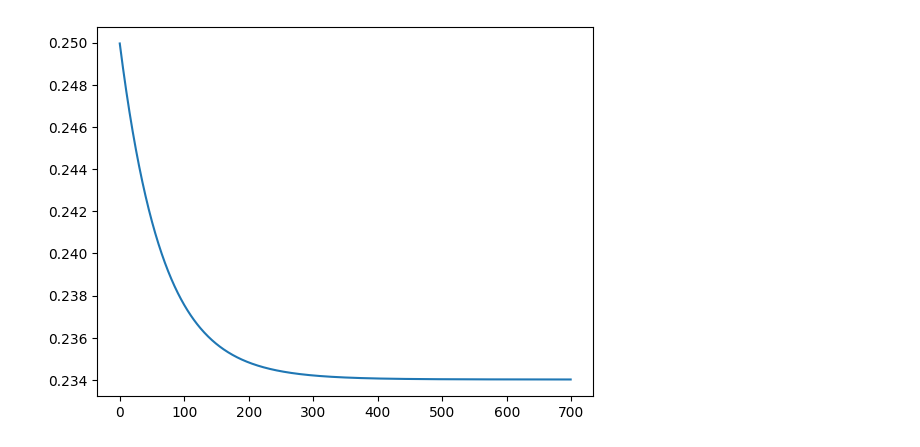
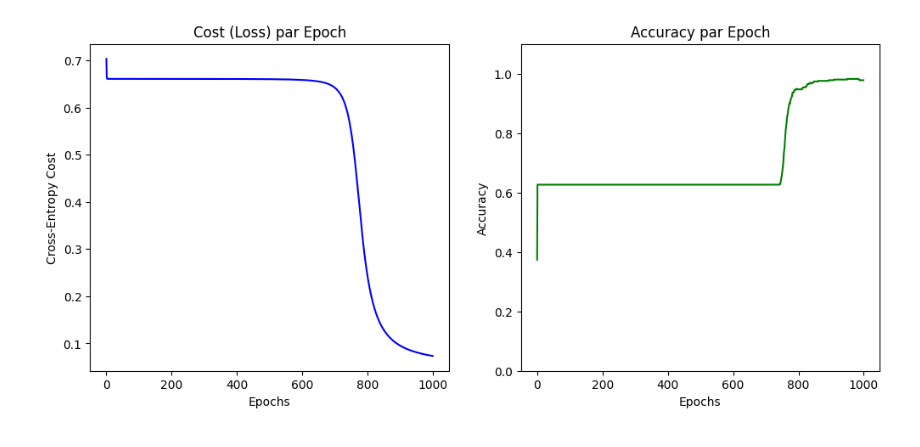
Before and after one commit to Machoub/multilayer_perceptron, a Jupyter notebook: mlp_train.ipynb, the cells around one changed output. Cells and saved outputs as stored; diff of their text form; code cells hidden in the pictures.

```diff
--- a/mlp_train.ipynb
+++ b/mlp_train.ipynb
@@ -43,15 +51,16 @@ def sigmoid(z, derivative=False):
         return z * (1 - z)
     return 1 / (1 + np.exp(-z))
 # %%
-def softmax(z):
-    exp_z = np.exp(z - np.max(z, axis=0, keepdims=True))
-    return exp_z / np.sum(exp_z, axis=0, keepdims=True)
+def softmax(Z):
+
+    e_Z = np.exp(Z - np.max(Z, axis=0, keepdims=True))
+    return e_Z / np.sum(e_Z, axis=0, keepdims=True)
 # %%
 def network_archi(X, y):
     n_input = X.shape[0]
     n_output = y.shape[0]
-    n_hidden1 = math.ceil((n_input + n_output) / 2)
-    n_hidden2 = math.ceil((n_input + n_output) / 4)
+    n_hidden1 = 24
+    n_hidden2 = 24
     return n_input, n_hidden1, n_hidden2, n_output
 
 print(network_archi(X, y))
@@ -104,7 +113,7 @@ def forward_propagation(X, parameters):
     Z2 = np.dot(W2, A1) + b2
     A2 = sigmoid(Z2) #1 / (1 + np.exp(-z2))
     Z3 = np.dot(W3, A2) + b3
-    A3 = sigmoid(Z3) #1 / (1 + np.exp(-z3))
+    A3 = softmax(Z3) #1 / (1 + np.exp(-z3))
 
     cache = {'Z1': Z1, 'A1': A1,
              'Z2': Z2, 'A2': A2,
@@ -179,21 +204,43 @@ def mlp(X, y, epochs=100):
   input, n_h1, n_h2, output = network_archi(X, y)
   params = define_model(X, y)
   cost_history = []
+  accuracy_history = []
 
   for i in range(epochs):
     #forward
     cache, shapes = forward_propagation(X, params)
     #error
-    cost = compute_error(cache['A3'], y)
+    cost = compute_cost(cache['A3'], y)
+    acc = compute_accuracy(cache['A3'], y)
     cost_history.append(cost)
+    accuracy_history.append(acc)
+    if acc > 0.99:
+      print(f"Objectif atteint à l'époque {i} ! Arrêt anticipé.")
+      break
     #backward
     derivatives = backward_propagation(X, y, params, cache)
     #update
-    params = update_parameters(params, derivatives, 0.01)
+    params = update_parameters(params, derivatives, 0.2)
+    if i % 5 == 0:
+        print(f"Epoch {i}: Cost = {cost:.4f} | Accuracy = {acc:.2%}")
 
-  return params, cost_history
+  return params, cost_history, accuracy_history
 # %%
-model, cost = mlp(X, y, 700)
-plt.plot(cost)
+model, cost, acc = mlp(X, y, 1000)
+fig, (ax1, ax2) = plt.subplots(1, 2, figsize=(12, 5))
+
+# Graphique 1 : La Loss (Doit descendre)
+ax1.plot(cost, color='blue')
+ax1.set_title('Cost (Loss) par Epoch')
+ax1.set_xlabel('Epochs')
+ax1.set_ylabel('Cross-Entropy Cost')
+
+# Graphique 2 : L'Accuracy (Doit monter)
+ax2.plot(acc, color='green')
+ax2.set_title('Accuracy par Epoch')
+ax2.set_xlabel('Epochs')
+ax2.set_ylabel('Accuracy')
+ax2.set_ylim(0, 1.1) # Pour fixer l'échelle entre 0 et 100%
+
 plt.show()
 # %% [output]
@@ -200 +264 @@ plt.show()
-[figure, old version]
+[figure, new version]
```
Also changed, not shown: parts of 8 cells of this notebook.
